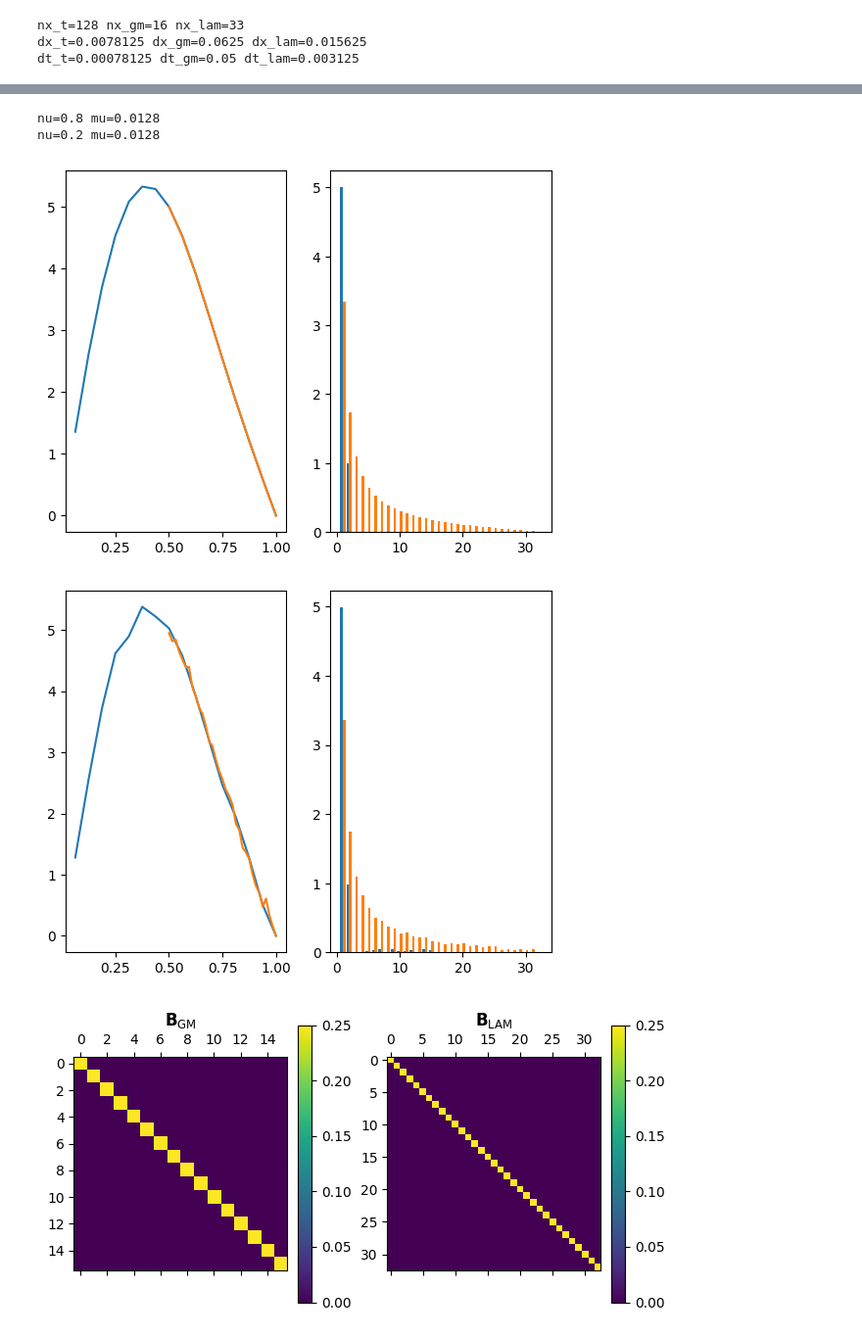
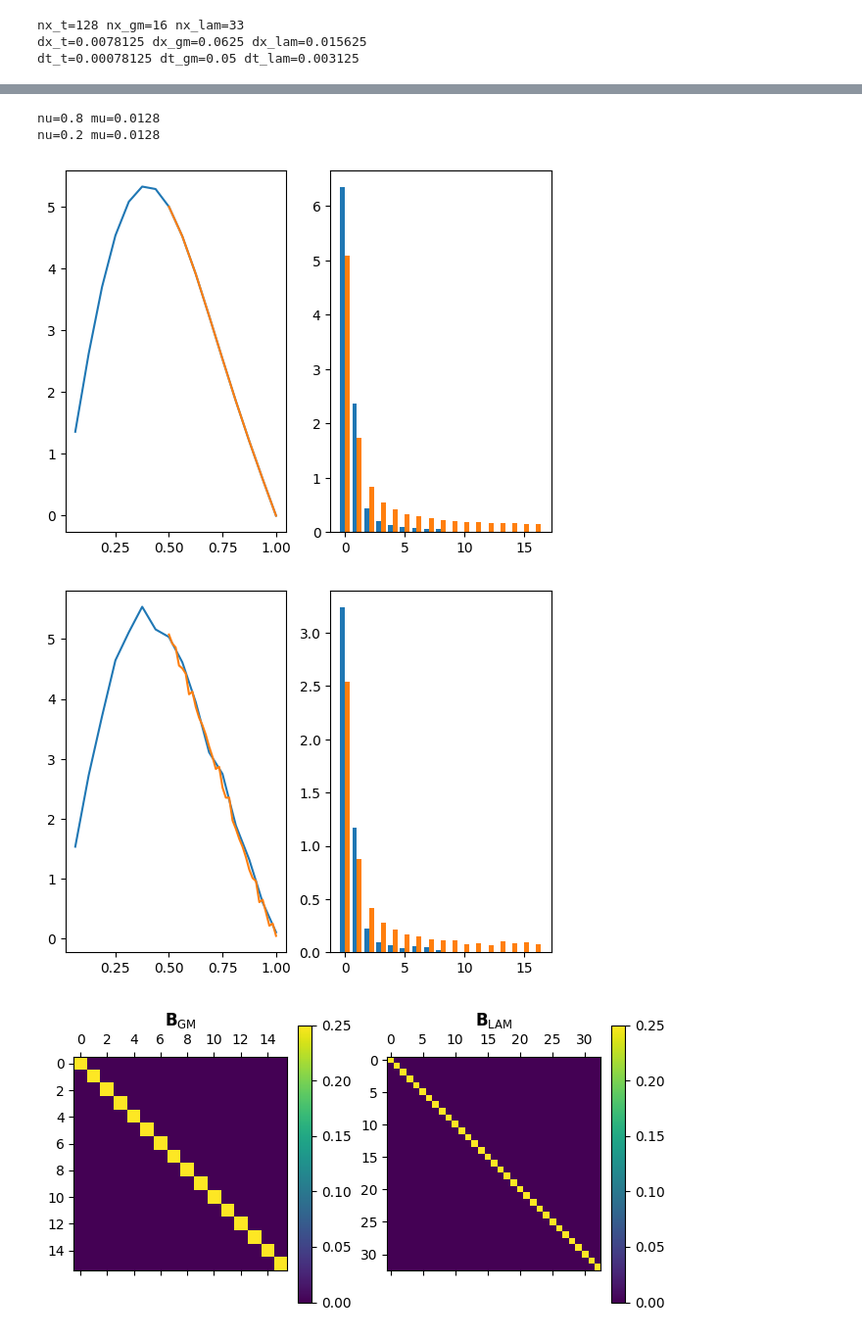
Before and after one commit to s-nakashita/pydpac, a Jupyter notebook: Baxter2011.ipynb, the cells around one changed output, grey strips where cells are left out. Shown at 98% size. Saved outputs shown, nothing was run; the diff lists cells and outputs as text; code cells hidden in the pictures.

```diff
--- a/Baxter2011.ipynb
+++ b/Baxter2011.ipynb
@@ -115,34 +121,44 @@ u0_lam = gm2lam(x_lam)
 fig, axs = plt.subplots(ncols=2)
 axs[0].plot(x_gm,u0_gm)
 axs[0].plot(x_lam,u0_lam)
-y_gm = dst(u0_gm[:-1],type=1)/nx_gm
-axs[1].bar(np.arange(1,y_gm.size+1)-0.2,np.abs(y_gm),width=0.4)
-y_lam = dst(u0_lam[:-1],type=1)/nx_lam
-axs[1].bar(np.arange(1,y_lam.size+1)+0.2,np.abs(y_lam),width=0.4)
+#y_gm = dst(u0_gm[:-1],type=1)/nx_gm
+#wnum_gm = np.arange(1,y_gm.size+1)
+y_gm = rfft(u0_gm)*2./nx_gm
+wnum_gm = np.arange(y_gm.size)
+axs[1].bar(wnum_gm-0.2,np.abs(y_gm),width=0.4)
+#y_lam = dst(u0_lam[:-1],type=1)/nx_lam
+#wnum_lam = np.arange(1,y_lam.size+1)
+y_lam = rfft(u0_lam)*2./nx_lam
+wnum_lam = np.arange(y_lam.size)
+axs[1].bar(wnum_lam+0.2,np.abs(y_lam),width=0.4)
 plt.show()
 # %% [output]
 nu=0.8 mu=0.0128
 nu=0.2 mu=0.0128
-[figure, old version]
+[figure, new version]
 # %%
 from numpy.random import default_rng
 rng = default_rng()
 sigb = 0.5
-yp_gm = y_gm*nx_gm + rng.normal(0, scale=sigb, size=y_gm.size)
-up_gm = np.zeros_like(u0_gm)
-up_gm[:-1] = idst(yp_gm,type=1)
-yp_lam = y_lam*nx_lam + rng.normal(0, scale=sigb, size=y_lam.size)
-up_lam = np.zeros_like(u0_lam)
-up_lam[:-1] = idst(yp_lam,type=1)
+#yp_gm = y_gm*nx_gm + rng.normal(0, scale=sigb, size=y_gm.size)
+#up_gm = np.zeros_like(u0_gm)
+#up_gm[:-1] = idst(yp_gm,type=1)
+yp_gm = y_gm*nx_gm/2. + rng.normal(0, scale=sigb, size=y_gm.size)
+up_gm = irfft(yp_gm,len(u0_gm))
+#yp_lam = y_lam*nx_lam + rng.normal(0, scale=sigb, size=y_lam.size)
+#up_lam = np.zeros_like(u0_lam)
+#up_lam[:-1] = idst(yp_lam,type=1)
+yp_lam = y_lam*nx_lam/2. + rng.normal(0, scale=sigb, size=y_lam.size)
+up_lam = irfft(yp_lam,len(u0_lam))
 
 fig, axs = plt.subplots(ncols=2)
 axs[0].plot(x_gm,up_gm)
 axs[0].plot(x_lam,up_lam)
-axs[1].bar(np.arange(1,y_gm.size+1)-0.2,np.abs(yp_gm/nx_gm),width=0.4)
-axs[1].bar(np.arange(1,y_lam.size+1)+0.2,np.abs(yp_lam/nx_lam),width=0.4)
+axs[1].bar(wnum_gm-0.2,np.abs(yp_gm/nx_gm),width=0.4)
+axs[1].bar(wnum_lam+0.2,np.abs(yp_lam/nx_lam),width=0.4)
 plt.show()
 # %% [output]
-[figure, old version]
+[figure, new version]
 # %%
 #sig_gm = np.diag(np.full(u0_gm.size,sigb))*np.sqrt(nx_gm)
 #U_gm = idst(sig_gm,type=1,axis=0)
```
Also changed, not shown: parts of 3 cells of this notebook.
